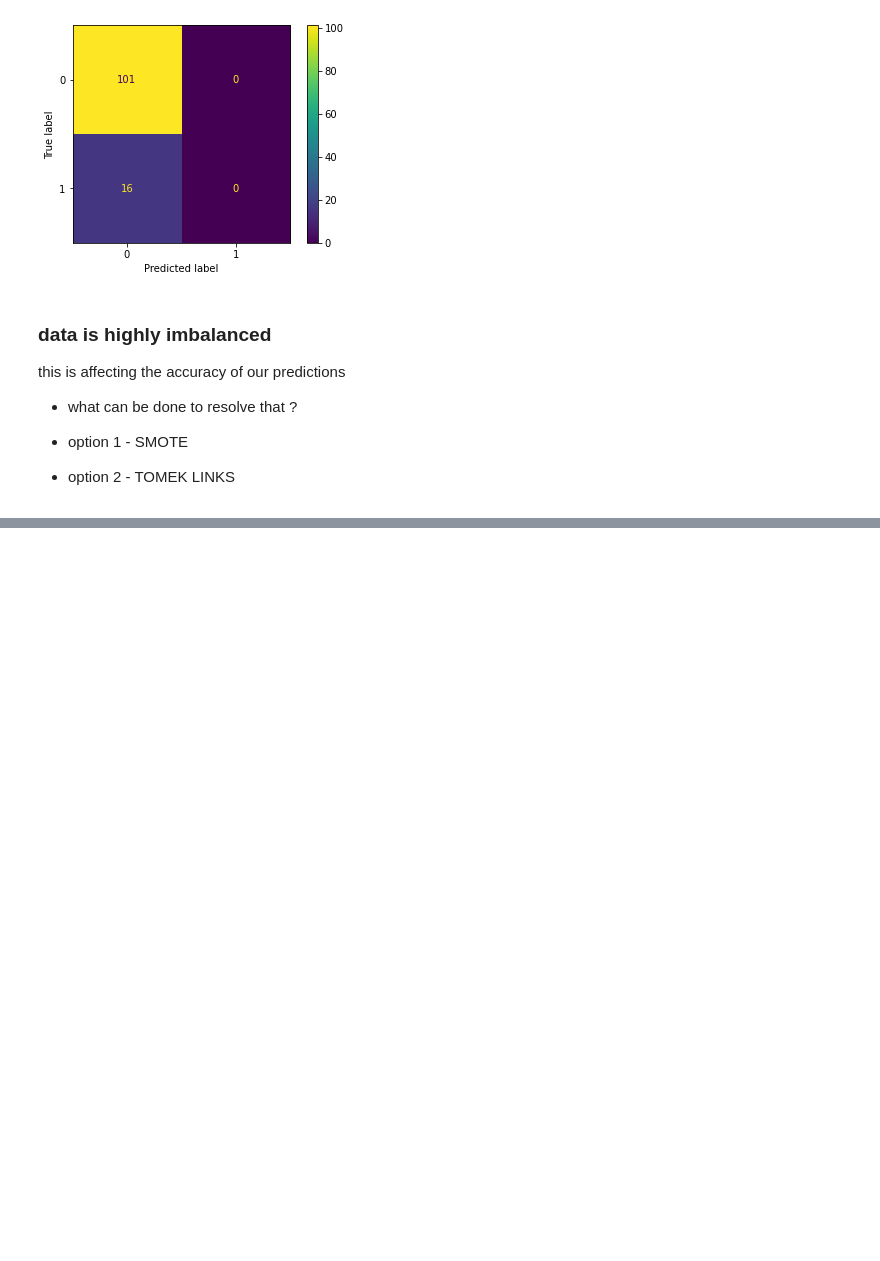
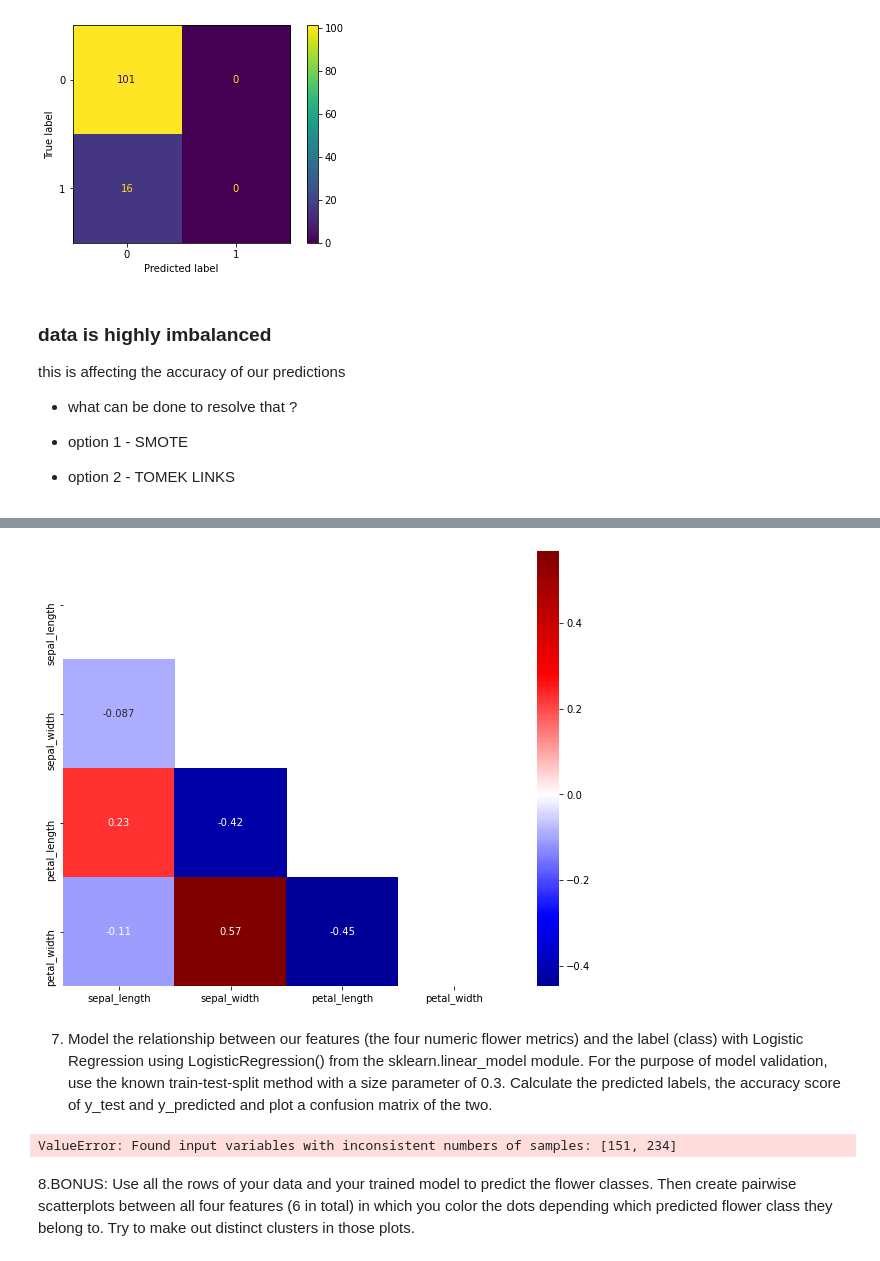
Before and after one commit to mmartammarti/IronMarta, a Jupyter notebook: Day_17_LogisticRegression/Logistic_regression_bank_outline (1).ipynb, the cells around one changed output, grey strips where cells are left out. Saved outputs shown, nothing was run; the diff lists cells and outputs as text; code cells hidden in the pictures; blank space fills up the shorter version.

```diff
--- a/Day_17_LogisticRegression/Logistic_regression_bank_outline (1).ipynb
+++ b/Day_17_LogisticRegression/Logistic_regression_bank_outline (1).ipynb
@@ -392,0 +376,10 @@ this is affecting the accuracy of our predictions
+# %%
+dirtydata = pd.read_csv('iris_dirty.csv',
+                 names=['sepal_length',
+                        'sepal_width',
+                        'petal_length',
+                        'petal_width',
+                        'class',
+                       ],
+                header=None,
+                )
@@ -392,0 +524,3 @@ this is affecting the accuracy of our predictions
+# %%
+dirtydata['petal_width'] = dirtydata['petal_width'].str.extract(r'(\d)', expand=False)
+dirtydata
@@ -392,0 +583,2 @@ this is affecting the accuracy of our predictions
+# %%
+dirtydata["petal_width"] = dirtydata.petal_width.astype(float)
@@ -392,0 +657,10 @@ this is affecting the accuracy of our predictions
+# %%
+corr_matrix=dirtydata.corr(method='pearson')
+fig,ax=plt.subplots(figsize=(10,8))
+mask = np.triu(np.ones_like(corr_matrix, dtype=bool))
+ax=sns.heatmap(corr_matrix, mask=mask, annot=True, cmap='seismic', center=0)
+plt.show()
+# %% [output]
+[figure, added]
+# %% [markdown]
+7. Model the relationship between our features (the four numeric flower metrics) and the label (class) with Logistic Regression using LogisticRegression() from the sklearn.linear_model module. For the purpose of model validation, use the known train-test-split method with a size parameter of 0.3. Calculate the predicted labels, the accuracy score of y_test and y_predicted and plot a confusion matrix of the two.
@@ -392,0 +669,8 @@ this is affecting the accuracy of our predictions
+# %%
+from sklearn.model_selection import train_test_split
+X_train, X_test, y_train, y_test = train_test_split(X,y, test_size=0.5, random_state=40)
+# %% [output]
+ValueError: Found input variables with inconsistent numbers of samples: [151, 234]
+# %% [markdown]
+
+8.BONUS: Use all the rows of your data and your trained model to predict the flower classes. Then create pairwise scatterplots between all four features (6 in total) in which you color the dots depending which predicted flower class they belong to. Try to make out distinct clusters in those plots.
```
Also changed, not shown: parts of 41 cells of this notebook, 35 other files.
